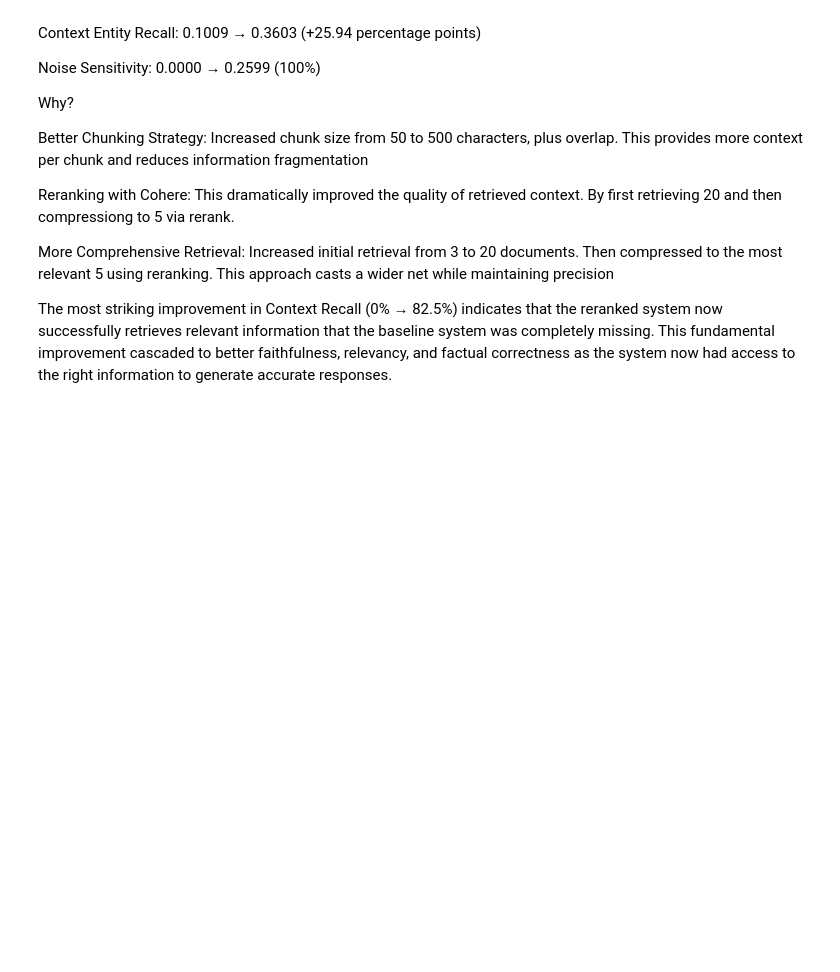
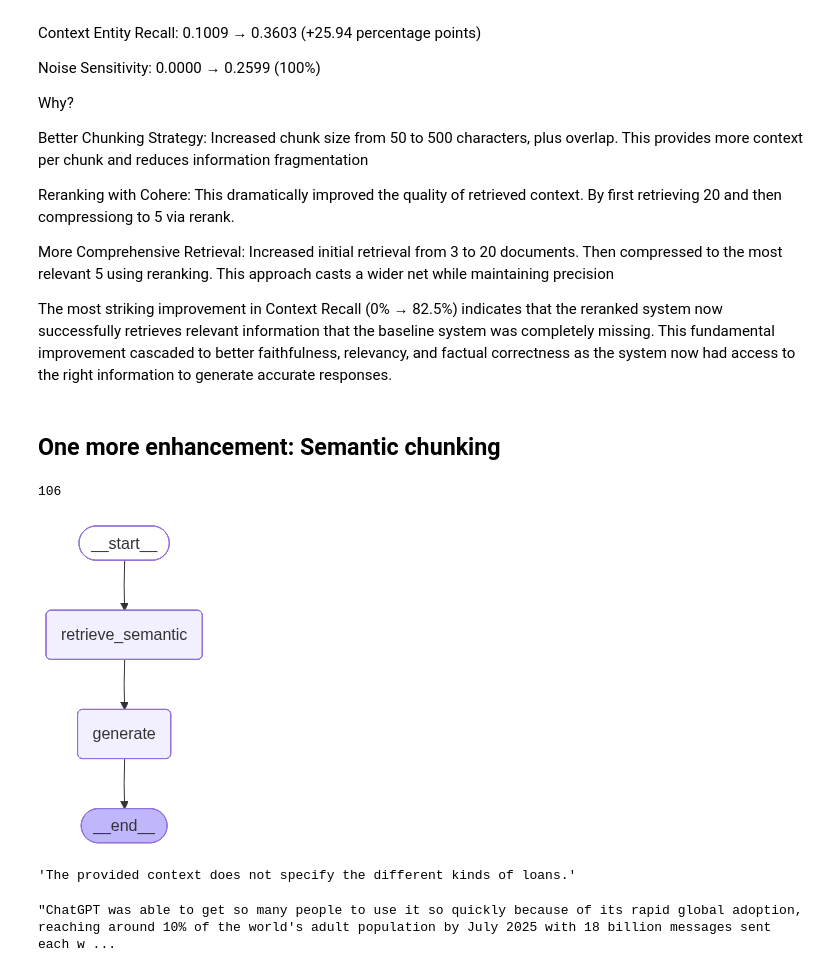
Before and after one commit to NUBYRA/AIE8, a Jupyter notebook: 08_Evaluating_RAG_With_Ragas/Evaluating_RAG_with_Ragas_(2025)_AI_Makerspace.ipynb, the cells around one changed output. Drawn from its saved outputs; the diff is of its cells as text; code cells hidden in the pictures; blank space fills up the shorter version.

Commit message:
Add semantic chunking evaluation and performance comparison results

```diff
--- a/08_Evaluating_RAG_With_Ragas/Evaluating_RAG_with_Ragas_(2025)_AI_Makerspace.ipynb
+++ b/08_Evaluating_RAG_With_Ragas/Evaluating_RAG_with_Ragas_(2025)_AI_Makerspace.ipynb
@@ -473,3 +471,5 @@ Reranking with Cohere: This dramatically improved the quality of retrieved conte
 More Comprehensive Retrieval: Increased initial retrieval from 3 to 20 documents. Then compressed to the most relevant 5 using reranking. This approach casts a wider net while maintaining precision
 
 The most striking improvement in Context Recall (0% → 82.5%) indicates that the reranked system now successfully retrieves relevant information that the baseline system was completely missing. This fundamental improvement cascaded to better faithfulness, relevancy, and factual correctness as the system now had access to the right information to generate accurate responses.
+# %% [markdown]
+## One more enhancement: Semantic chunking
@@ -475,0 +515,39 @@ The most striking improvement in Context Recall (0% → 82.5%) indicates that th
+# %%
+len(split_documents)
+# %% [output]
+106
+# %%
+from langchain.retrievers.contextual_compression import ContextualCompressionRetriever
+from langchain_cohere import CohereRerank
+
+def retrieve_semantic(state):
+  compressor = CohereRerank(model="rerank-v3.5")
+  compression_retriever = ContextualCompressionRetriever(
+    base_compressor=compressor, base_retriever=semantic_retriever, search_kwargs={"k": 5}
+  )
+  retrieved_docs = compression_retriever.invoke(state["question"])
+  return {"context" : retrieved_docs}
+# %%
+from langgraph.graph import START, StateGraph
+from typing_extensions import List, TypedDict
+from langchain_core.documents import Document
+
+
+
+class SemanticState(TypedDict):
+  question: str
+  context: List[Document]
+  response: str
+
+semantic_graph_builder = StateGraph(SemanticState).add_sequence([retrieve_semantic, generate])
+semantic_graph_builder.add_edge(START, "retrieve_semantic")
+semantic_graph = semantic_graph_builder.compile()
+# %%
+semantic_graph
+# %% [output]
+[figure, added]
+# %%
+response = semantic_graph.invoke({"question" : "What are the different kinds of loans?"})
+response["response"]
+# %% [output]
+'The provided context does not specify the different kinds of loans.'
@@ -475,0 +565,4 @@ The most striking improvement in Context Recall (0% → 82.5%) indicates that th
+# %%
+rerank_semantic_dataset.samples[0].eval_sample.response
+# %% [output]
+"ChatGPT was able to get so many people to use it so quickly because of its rapid global adoption, reaching around 10% of the world's adult population by July 2025 with 18 billion messages sent each w ...
```
Also changed, not shown: parts of 9 cells of this notebook, 4 other files.
